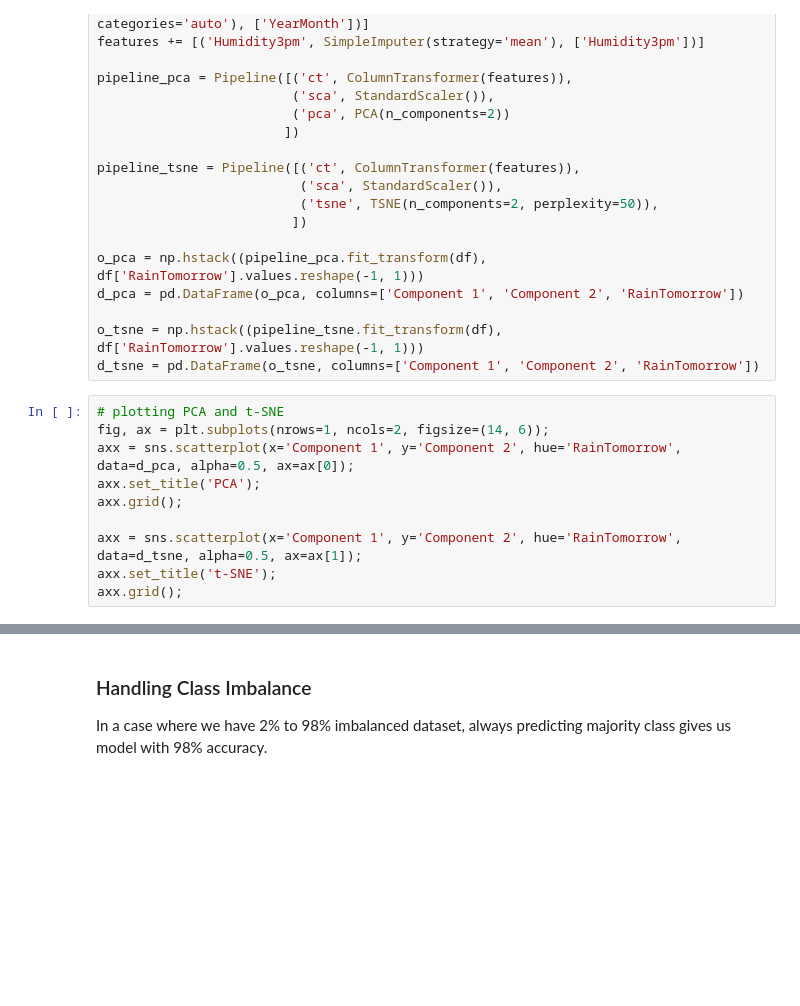
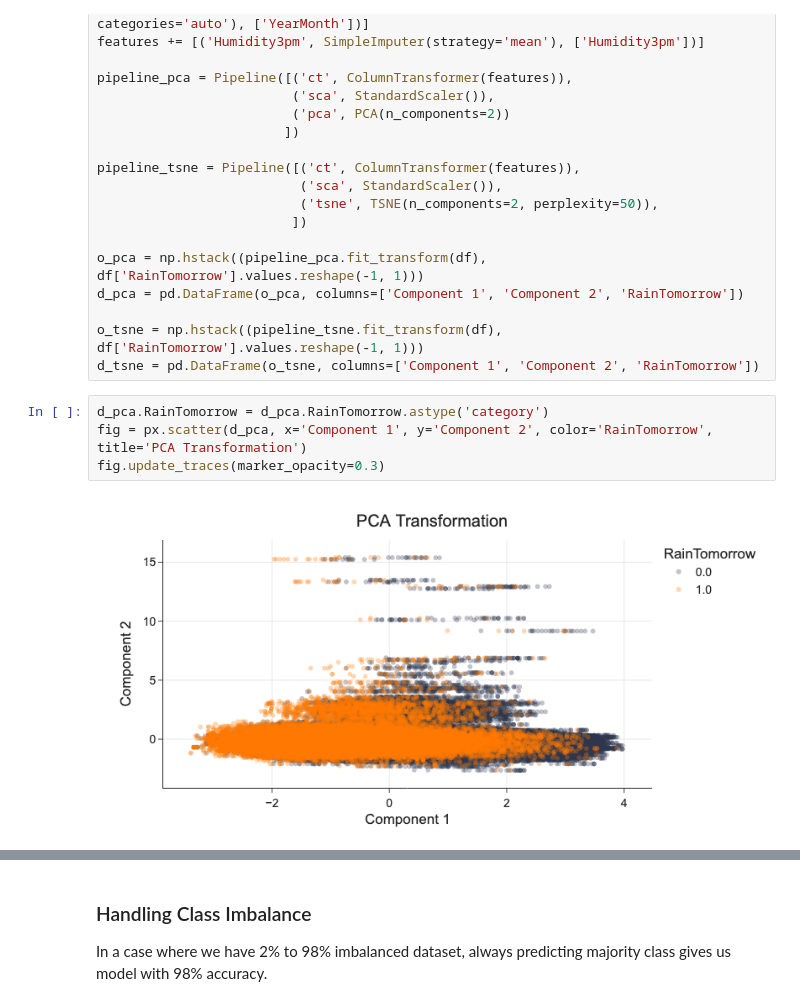
Before and after one commit to avast/machine-learning-python, a Jupyter notebook: book/imlp/imlp_1_data.ipynb, the cells around one changed output, grey strips where cells are left out. Cells and saved outputs as stored; diff of their text form; blank space fills up the shorter version.

```diff
--- a/book/imlp/imlp_1_data.ipynb
+++ b/book/imlp/imlp_1_data.ipynb
@@ -964,13 +964,9 @@ d_pca = pd.DataFrame(o_pca, columns=['Component 1', 'Component 2', 'RainTomorrow
 
 o_tsne = np.hstack((pipeline_tsne.fit_transform(df), df['RainTomorrow'].values.reshape(-1, 1)))
 d_tsne = pd.DataFrame(o_tsne, columns=['Component 1', 'Component 2', 'RainTomorrow'])
-# %%
-# plotting PCA and t-SNE
-fig, ax = plt.subplots(nrows=1, ncols=2, figsize=(14, 6));
-axx = sns.scatterplot(x='Component 1', y='Component 2', hue='RainTomorrow', data=d_pca, alpha=0.5, ax=ax[0]);
-axx.set_title('PCA');
-axx.grid();
-
-axx = sns.scatterplot(x='Component 1', y='Component 2', hue='RainTomorrow', data=d_tsne, alpha=0.5, ax=ax[1]);
-axx.set_title('t-SNE');
-axx.grid();
+# %%
+d_pca.RainTomorrow = d_pca.RainTomorrow.astype('category')
+fig = px.scatter(d_pca, x='Component 1', y='Component 2', color='RainTomorrow', title='PCA Transformation')
+fig.update_traces(marker_opacity=0.3)
+# %% [output]
+[figure, added]
```
Also changed, not shown: parts of 8 cells of this notebook.
